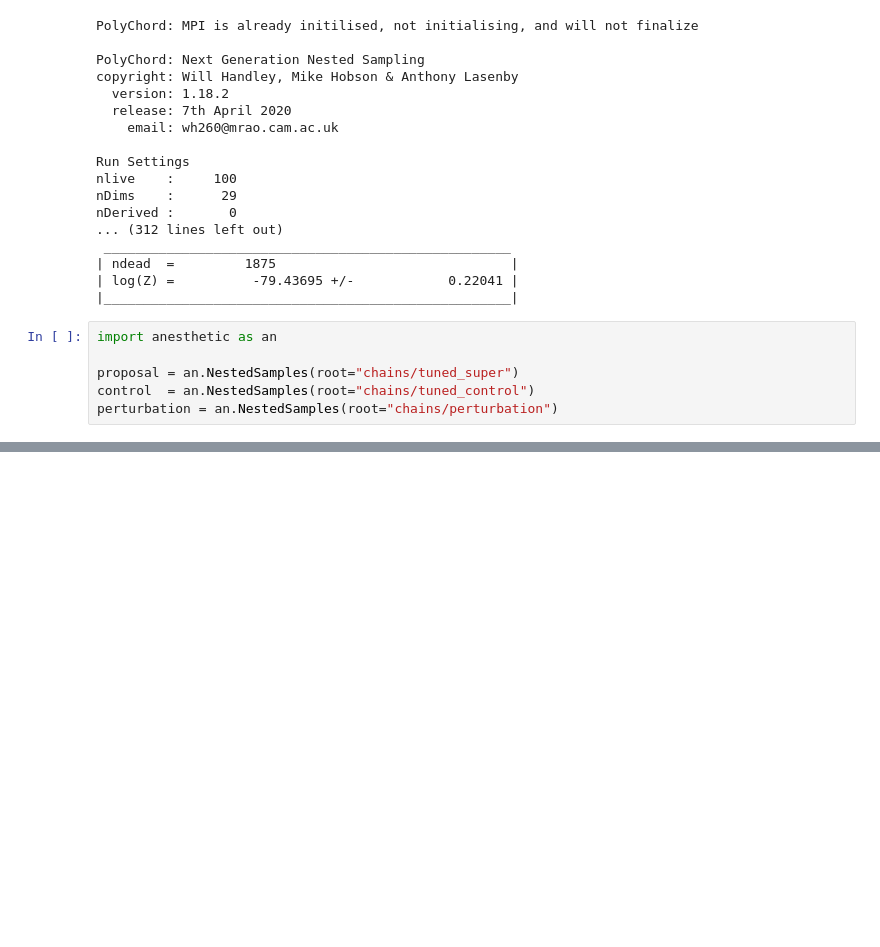
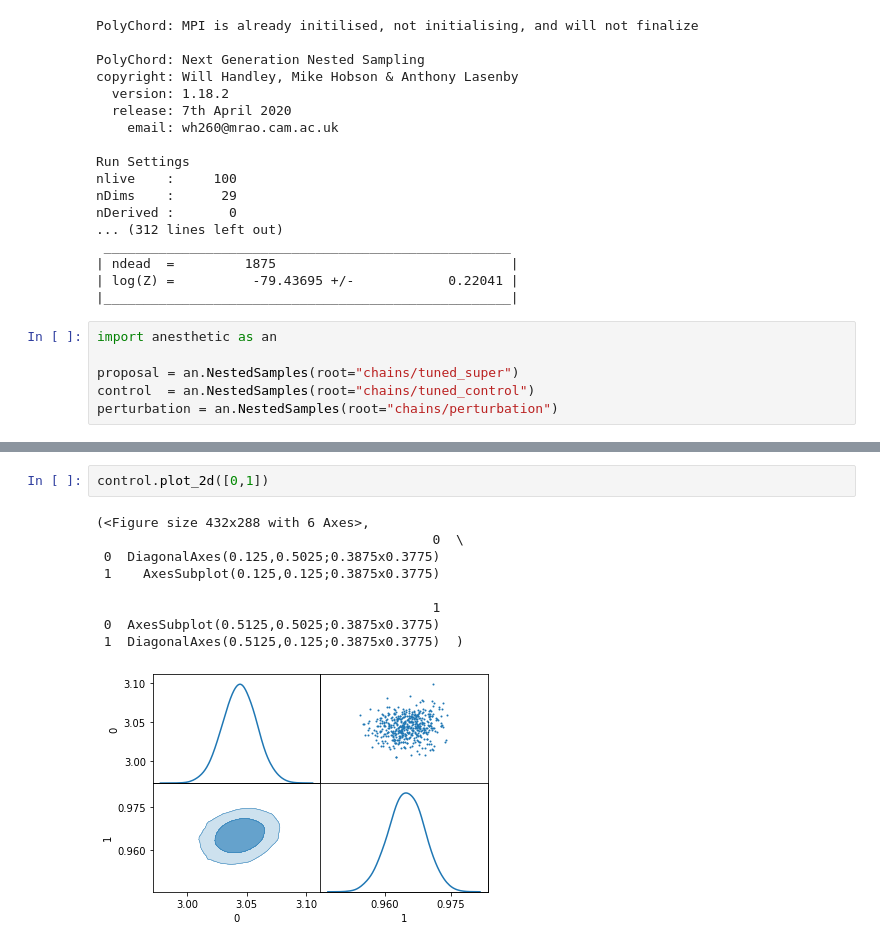
Before and after one commit to appetrosyan/supernest, a Jupyter notebook: Notebooks/Cosmological perturbation.ipynb, the cells around one changed output, grey strips where cells are left out. Cells and saved outputs as stored; diff of their text form; blank space fills up the shorter version.

Commit message:
Added plots
Signed-off-by: Aleksandr <a-p-petrosyan@yandex.ru>

```diff
--- a/Notebooks/Cosmological perturbation.ipynb
+++ b/Notebooks/Cosmological perturbation.ipynb
@@ -200,0 +215,12 @@ perturbation = an.NestedSamples(root="chains/perturbation")
+# %%
+control.plot_2d([0,1])
+# %% [output]
+(<Figure size 432x288 with 6 Axes>,
+                                           0  \
+ 0  DiagonalAxes(0.125,0.5025;0.3875x0.3775)
+ 1    AxesSubplot(0.125,0.125;0.3875x0.3775)
+
+                                           1
+ 0  AxesSubplot(0.5125,0.5025;0.3875x0.3775)
+ 1  DiagonalAxes(0.5125,0.125;0.3875x0.3775)  )
+[figure, added]
```
Also changed, not shown: parts of 2 cells of this notebook.
